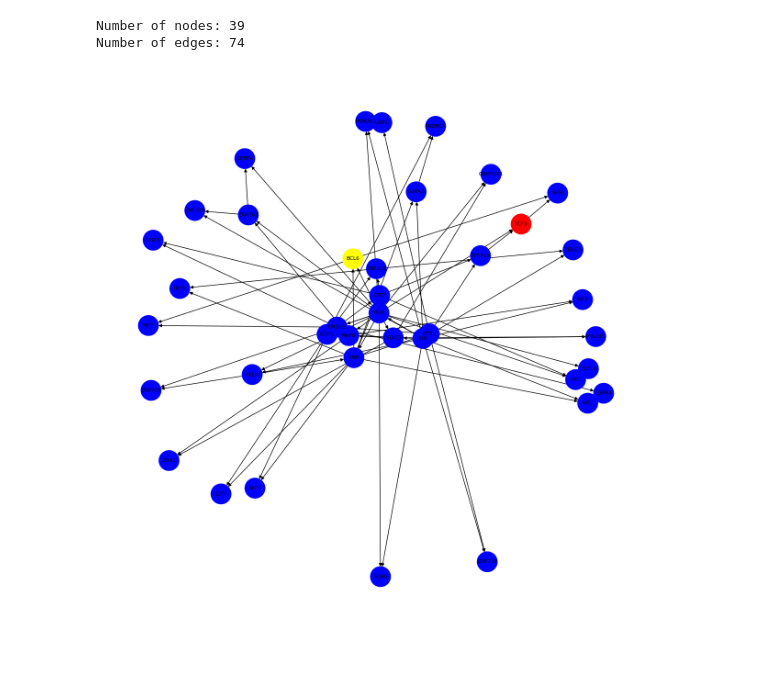
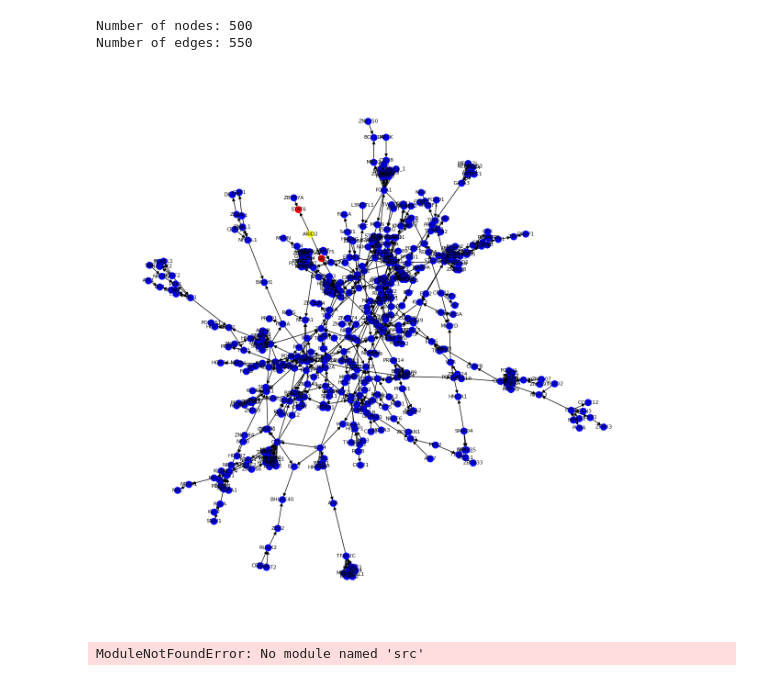
Before and after one commit to joh-dah/source_detection_in_grns, a Jupyter notebook: data_exploration/analyze_si_data/analyze.ipynb, the cells around one changed output. Cells and saved outputs as stored; diff of their text form; code cells hidden in the pictures.

Commit message:
data exploration

```diff
--- a/data_exploration/analyze_si_data/analyze.ipynb
+++ b/data_exploration/analyze_si_data/analyze.ipynb
@@ -5,11 +5,11 @@ import networkx as nx
 from torch_geometric.utils import to_networkx
 import matplotlib.pyplot as plt
 
-def load_perturbed_graph():
+def load_perturbed_graph(graph_name="graph.pkl"):
     """
     Load the perturbed graph from the data directory stored as graph.pkl
     """
-    graph_path = Path("graph.pkl")
+    graph_path = Path(graph_name)
     if not graph_path.exists():
         raise FileNotFoundError(f"Graph file not found: {graph_path}. Please run graph perturbation first.")
 
@@ -56,7 +56,12 @@ def read_node_values():
     return node_values
 
 
-def plot_graph(G, gene_mapping, perturbed_gene, difference):
+def plot_graph(graph_name):
+    G = load_perturbed_graph(graph_name)
+    gene_mapping = load_gene_mapping()
+    node_values = read_node_values()
+    perturbed_gene = node_values['perturbed_gene']
+    difference = node_values['difference']
     # read graph.pkl and print the number of nodes and edges
 
     # Convert torch_geometric.data.Data to networkx graph
@@ -80,6 +85,6 @@ def plot_graph(G, gene_mapping, perturbed_gene, difference):
         else:
             color_map.append('blue')
     plt.figure(figsize=(12, 12))
-    nx.draw(nx_G, with_labels=True, node_size=1000,font_size=8, node_color=color_map)
+    nx.draw(nx_G, with_labels=True, node_size=100,font_size=8, node_color=color_map)
     plt.show()
 # %%
@@ -91,5 +96,57 @@ difference = node_values['difference']
 # %%
+plot_graph("original.pkl")
 # %% [output]
-Number of nodes: 39
-Number of edges: 74
+Number of nodes: 500
+Number of edges: 550
-[figure, old version]
+[figure, new version]
+# %%
+# Test to verify the fix: check if node ordering is consistent
+def verify_node_ordering_fix():
+    """
+    Verify that the NetworkX graph node ordering matches the gene_to_idx mapping
+    """
+    import sys
+    sys.path.append('/sc/home/johanna.dahlkemper/source_detection_in_grns/src')
+    from src import utils
+    from pathlib import Path
+    from torch_geometric.utils import from_networkx, to_networkx
+
+    # Load graph using the fixed utils function
+    topo_path = Path('/sc/home/johanna.dahlkemper/source_detection_in_grns/topos/dorothea_500_550.topo')  # Adjust path as needed
+    if not topo_path.exists():
+        print(f"Topo file not found at {topo_path}")
+        print("Available topo files:")
+        topo_dir = Path('/sc/home/johanna.dahlkemper/source_detection_in_grns/topos')
+        if topo_dir.exists():
+            for f in topo_dir.glob('*.topo'):
+                print(f"  {f.name}")
+        return
+
+    G, gene_to_idx = utils.get_graph_data_from_topo(topo_path)
+
+    print("Gene to index mapping (first 10):")
+    for i, (gene, idx) in enumerate(list(gene_to_idx.items())[:10]):
+        print(f"  {gene} -> {idx}")
+
+    print(f"\nNetworkX node order (first 10): {list(G.nodes())[:10]}")
+
+    # Convert to PyG and back
+    pyg_graph = from_networkx(G, group_edge_attrs=['weight'])
+    nx_back = to_networkx(pyg_graph)
+
+    print(f"PyG conversion - nodes back to NetworkX: {list(nx_back.nodes())[:10]}")
+
+    # Verify that the node order matches
+    nx_nodes = list(G.nodes())
+    sorted_genes = sorted(gene_to_idx.keys())
+
+    if nx_nodes == sorted_genes:
+        print("\n✅ SUCCESS: NetworkX node order matches sorted gene_to_idx mapping!")
+    else:
+        print("\n❌ ISSUE: NetworkX node order doesn't match gene_to_idx mapping")
+        print(f"Expected (sorted): {sorted_genes[:10]}")
+        print(f"Actual (NetworkX): {nx_nodes[:10]}")
+
+verify_node_ordering_fix()
+# %% [output]
+ModuleNotFoundError: No module named 'src'
```
Also changed, not shown: parts of 1 cell of this notebook, 11 other files.
